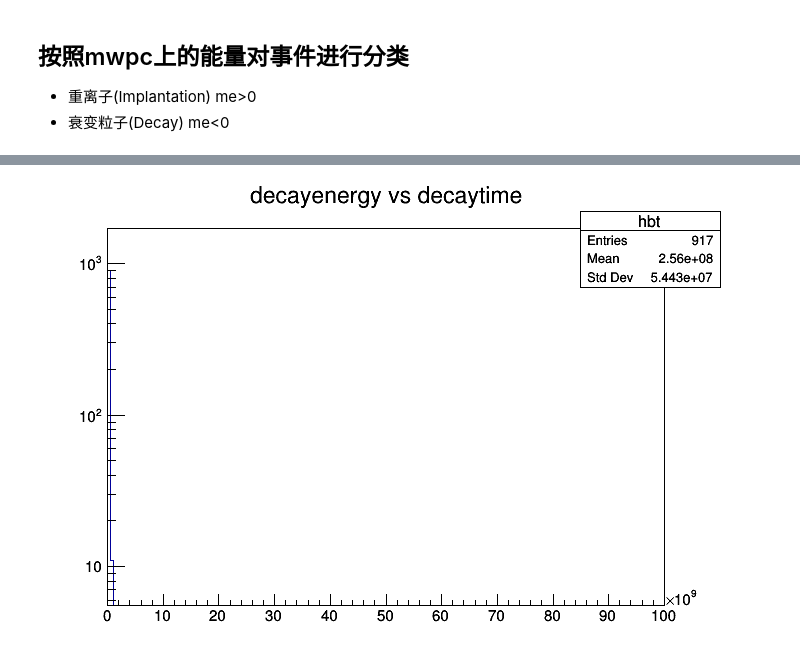
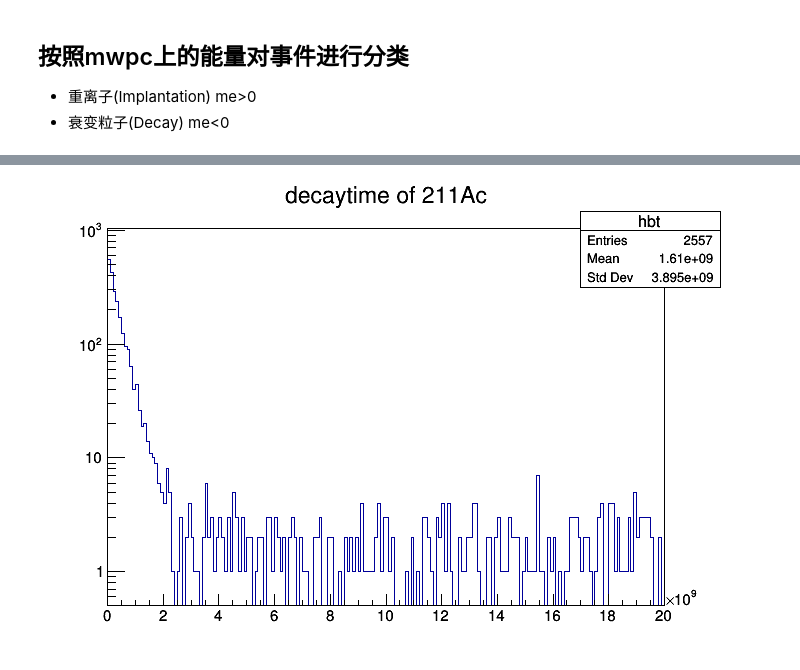
Before and after one commit to pkuNucExp/Data-Analysis-Course, a Jupyter notebook: chapt4/Hi-decay correlation.ipynb, the cells around one changed output, grey strips where cells are left out. Cells and saved outputs as stored; diff of their text form; code cells hidden in the pictures.

```diff
--- a/chapt4/Hi-decay correlation.ipynb
+++ b/chapt4/Hi-decay correlation.ipynb
@@ -126,7 +128,9 @@ c1->Draw();
 # %%
+hedt->GetYaxis()->SetRangeUser(7400,7600);
 TH1F *hbt=(TH1F*)hedt->ProjectionX("hbt");
+hbt->SetTitle("decaytime of 211Ac");
 hbt->Draw();
 c1->SetLogy();
 c1->Draw();
 # %% [output]
-[figure, old version]
+[figure, new version]
```
Also changed, not shown: parts of 19 cells of this notebook, 1 other file.
